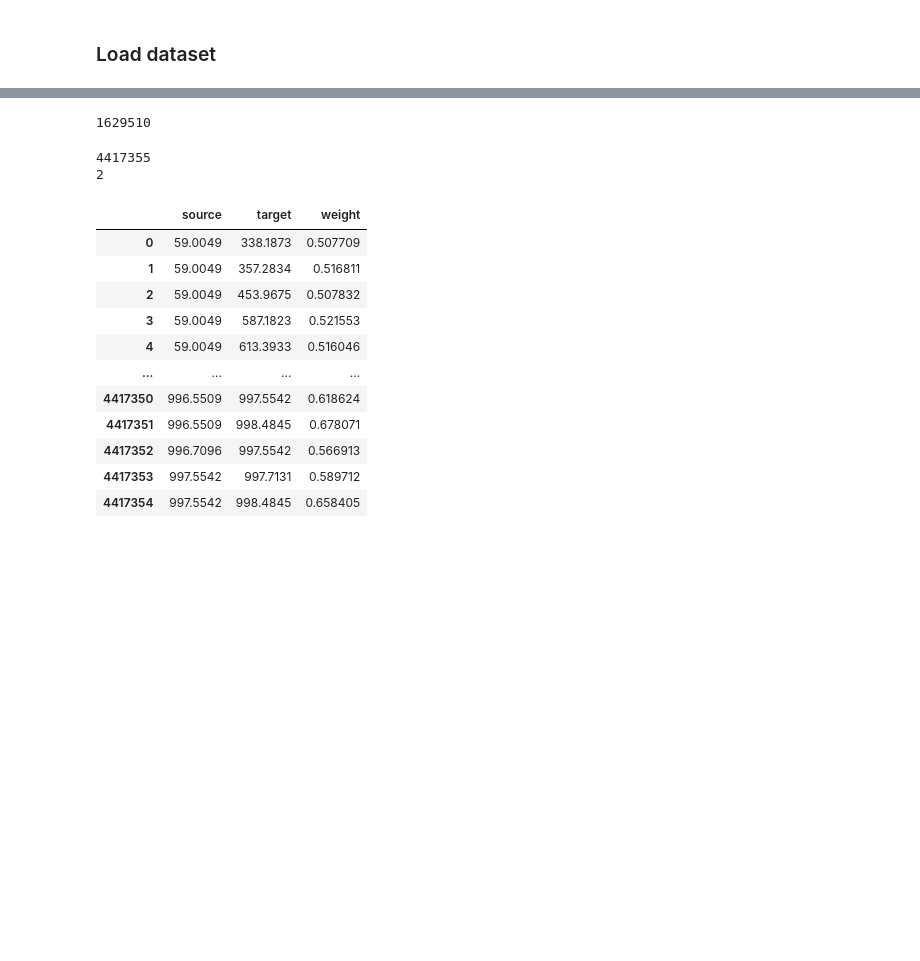
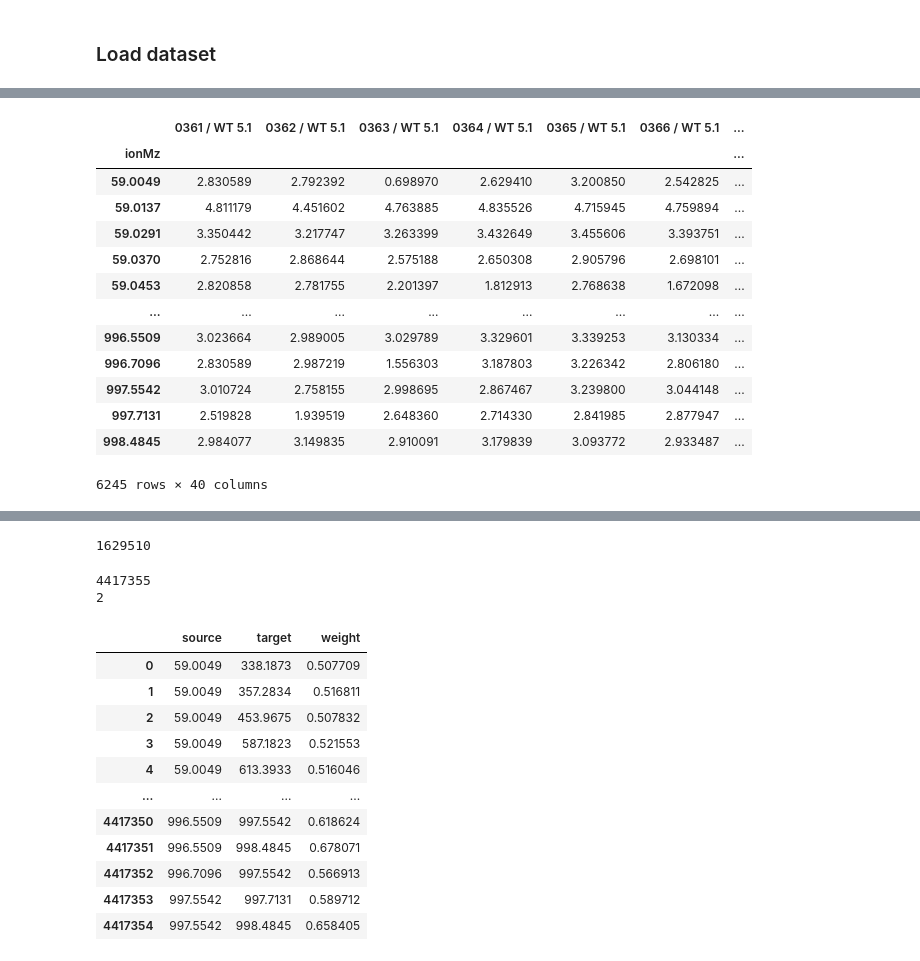
Before and after one commit to win7/GNN_Unsupervised, a Jupyter notebook: preprocessing_raw.ipynb, the cells around one changed output, grey strips where cells are left out. Saved outputs shown, nothing was run; the diff lists cells and outputs as text; code cells hidden in the pictures; blank space fills up the shorter version.

```diff
--- a/preprocessing_raw.ipynb
+++ b/preprocessing_raw.ipynb
@@ -220,0 +221,17 @@ time: 35.7 ms (started: 2023-05-21 09:24:43 -05:00)
+# %%
+list_raw[4]
+# %% [output]
+|  | 0361 / WT 5.1 | 0362 / WT 5.1 | 0363 / WT 5.1 | 0364 / WT 5.1 | 0365 / WT 5.1 | 0366 / WT 5.1 | ... |
+| ionMz |  |  |  |  |  |  | ... |
+| 59.0049 | 2.830589 | 2.792392 | 0.698970 | 2.629410 | 3.200850 | 2.542825 | ... |
+| 59.0137 | 4.811179 | 4.451602 | 4.763885 | 4.835526 | 4.715945 | 4.759894 | ... |
+| 59.0291 | 3.350442 | 3.217747 | 3.263399 | 3.432649 | 3.455606 | 3.393751 | ... |
+| 59.0370 | 2.752816 | 2.868644 | 2.575188 | 2.650308 | 2.905796 | 2.698101 | ... |
+| 59.0453 | 2.820858 | 2.781755 | 2.201397 | 1.812913 | 2.768638 | 1.672098 | ... |
+| ... | ... | ... | ... | ... | ... | ... | ... |
+| 996.5509 | 3.023664 | 2.989005 | 3.029789 | 3.329601 | 3.339253 | 3.130334 | ... |
+| 996.7096 | 2.830589 | 2.987219 | 1.556303 | 3.187803 | 3.226342 | 2.806180 | ... |
+| 997.5542 | 3.010724 | 2.758155 | 2.998695 | 2.867467 | 3.239800 | 3.044148 | ... |
+| 997.7131 | 2.519828 | 1.939519 | 2.648360 | 2.714330 | 2.841985 | 2.877947 | ... |
+| 998.4845 | 2.984077 | 3.149835 | 2.910091 | 3.179839 | 3.093772 | 2.933487 | ... |
+6245 rows × 40 columns
```
Also changed, not shown: parts of 14 cells of this notebook, 3 other files.
